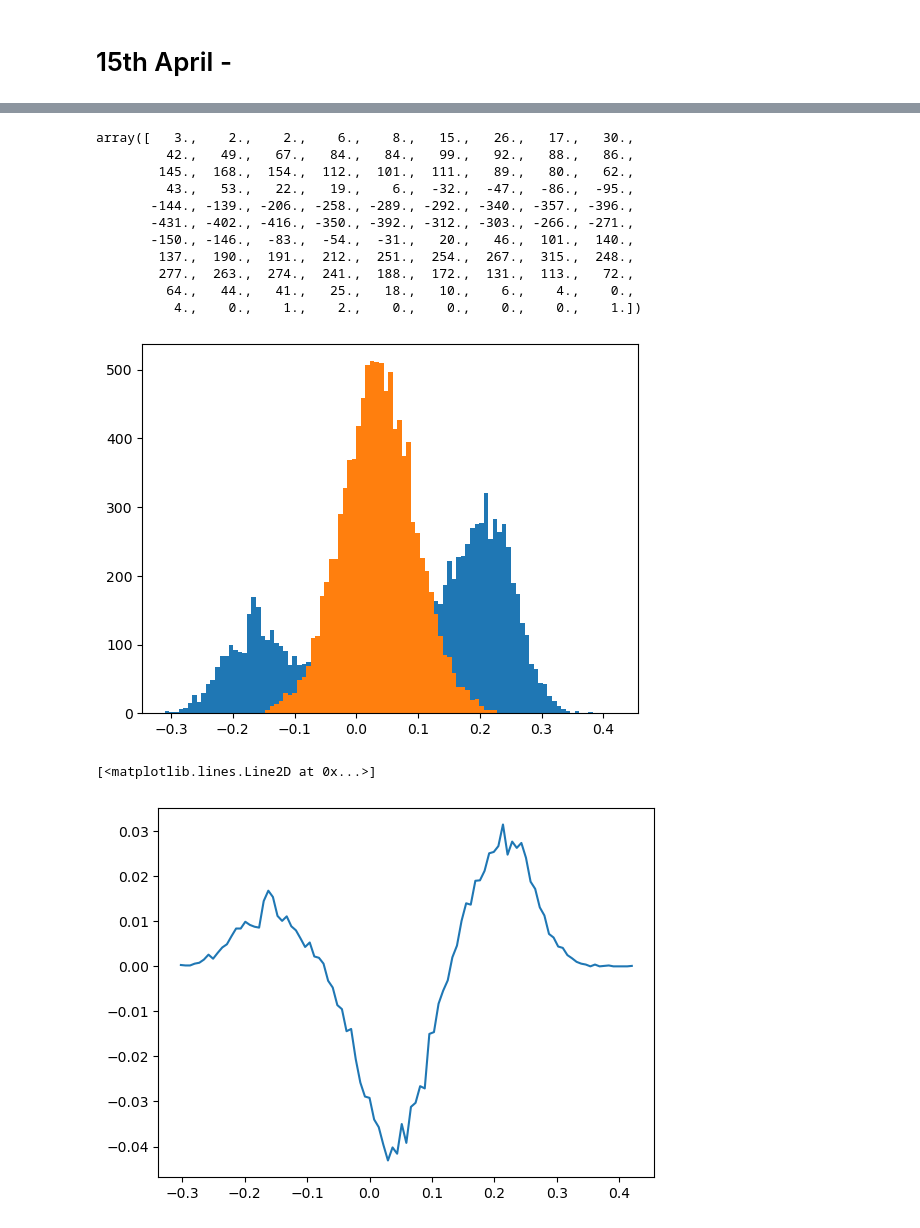
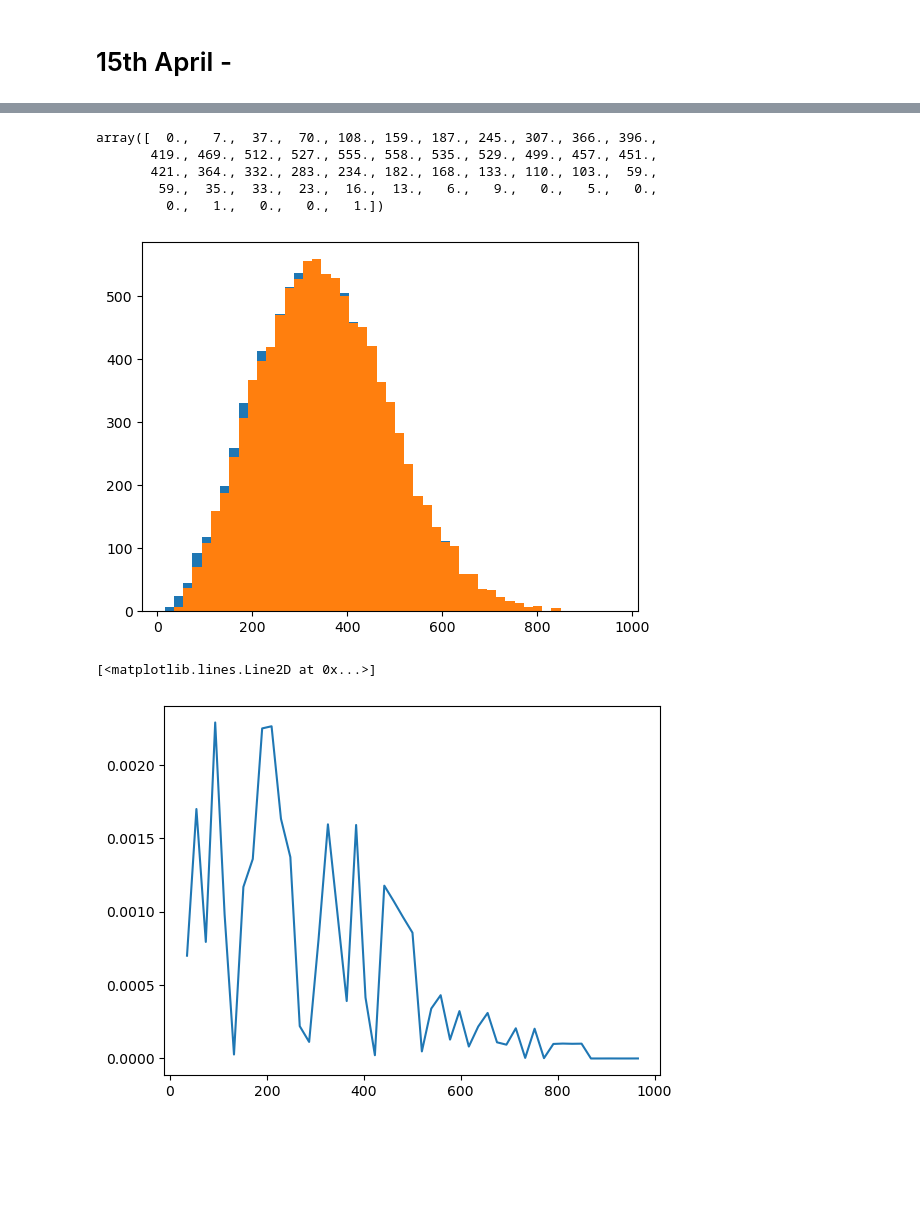
Before and after one commit to shauryagarg145/dark-matter-waves, a Jupyter notebook: modellingstreams.ipynb, the cells around one changed output, grey strips where cells are left out. Cells and saved outputs as stored; diff of their text form; code cells hidden in the pictures; blank space fills up the shorter version.

```diff
--- a/modellingstreams.ipynb
+++ b/modellingstreams.ipynb
@@ -282,12 +282,12 @@ def speedDistGaussian(v, sig, v_c, v_esc= 528.0):
 
     return (f1 - f2) * constants / N_esc
 # %%
-v_c = np.array([12.9, 245.6, 7.78]) + np.array([100, -50 ,0 ])# just set it to 1 cause v_c = 0 breaks the function
+v_c = np.array([12.9, 245.6, 7.78])# + np.array([100, -50 ,0 ])# just set it to 1 cause v_c = 0 breaks the function
 # 8th march
 
 num = 10000
 np.random.seed(0)
-vel = np.random.multivariate_normal((0, 0, 0), np.diag([167]*3), num)
+vel = np.random.multivariate_normal((0, 0, 0), np.diag([167**2]*3), num)
 # %%
 vel += v_c
 
@@ -310,7 +310,7 @@ def grav(x):
 vel += v_c
 
 def v_inf(v):
-    r = np.array([v_c]) * np.array([[1, 1, 0]]) # in km
+    r = -np.array([v_c]) * np.array([[1, 1, 1]]) # in km
     d = np.sqrt(np.sum(v*v) + 2 * grav(r))
 
     vi = d * d * v \
@@ -390,25 +388,23 @@ plt.hist(omega1, 20)
 # %%
 plt.clf()
 
-bins = np.linspace(min(np.min(omega), np.min(omega1)), max(np.max(omega), np.max(omega1)), 100)
-plt.hist(omega1, bins)[0] - plt.hist(omega, bins)[0]
+dist_i = speed(vel + v_c) #omega
+dist_f = speed(v) #omega1
+
+bins = np.linspace(min(np.min(dist_i), np.min(dist_f)), max(np.max(dist_i), np.max(dist_f)), 50)
+plt.hist(dist_i, bins)[0]
+plt.hist(dist_f, bins)[0]
 # %% [output]
-array([   3.,    2.,    2.,    6.,    8.,   15.,   26.,   17.,   30.,
-         42.,   49.,   67.,   84.,   84.,   99.,   92.,   88.,   86.,
-        145.,  168.,  154.,  112.,  101.,  111.,   89.,   80.,   62.,
-         43.,   53.,   22.,   19.,    6.,  -32.,  -47.,  -86.,  -95.,
-       -144., -139., -206., -258., -289., -292., -340., -357., -396.,
-       -431., -402., -416., -350., -392., -312., -303., -266., -271.,
-       -150., -146.,  -83.,  -54.,  -31.,   20.,   46.,  101.,  140.,
-        137.,  190.,  191.,  212.,  251.,  254.,  267.,  315.,  248.,
-        277.,  263.,  274.,  241.,  188.,  172.,  131.,  113.,   72.,
-         64.,   44.,   41.,   25.,   18.,   10.,    6.,    4.,    0.,
-          4.,    0.,    1.,    2.,    0.,    0.,    0.,    0.,    1.])
+array([  0.,   7.,  37.,  70., 108., 159., 187., 245., 307., 366., 396.,
+       419., 469., 512., 527., 555., 558., 535., 529., 499., 457., 451.,
+       421., 364., 332., 283., 234., 182., 168., 133., 110., 103.,  59.,
+        59.,  35.,  33.,  23.,  16.,  13.,   6.,   9.,   0.,   5.,   0.,
+         0.,   1.,   0.,   0.,   1.])
-[figure, old version]
+[figure, new version]
 # %%
-y = plt.hist(omega, bins)[0] * np.sum(mask)/10000 - plt.hist(omega1, bins)[0]
+y = plt.hist(dist_i, bins)[0] * np.sum(mask)/10000 - plt.hist(dist_f, bins)[0]
 plt.clf()
-plt.plot(bins[1:], -y / 10000)
+plt.plot(bins[1:], np.abs(y) / np.sum(mask))
 # %% [output]
 [<matplotlib.lines.Line2D at 0x...>]
-[figure, old version]
+[figure, new version]
```
Also changed, not shown: parts of 10 cells of this notebook.
